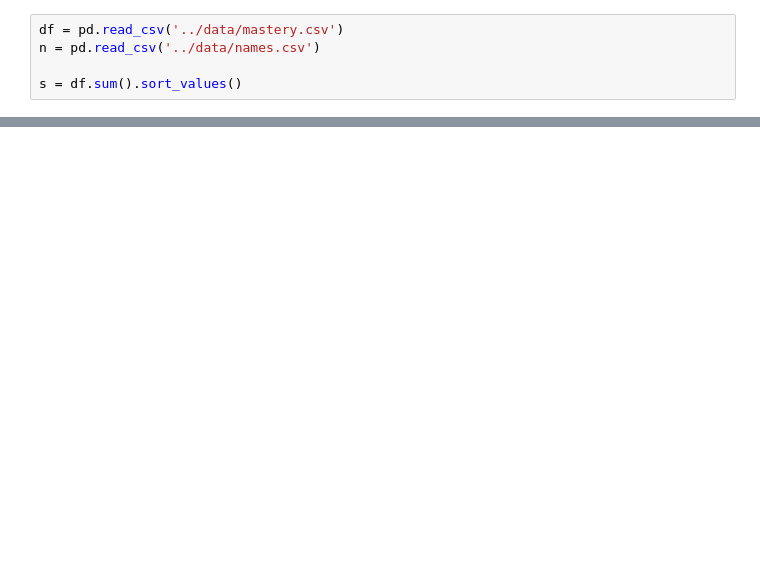
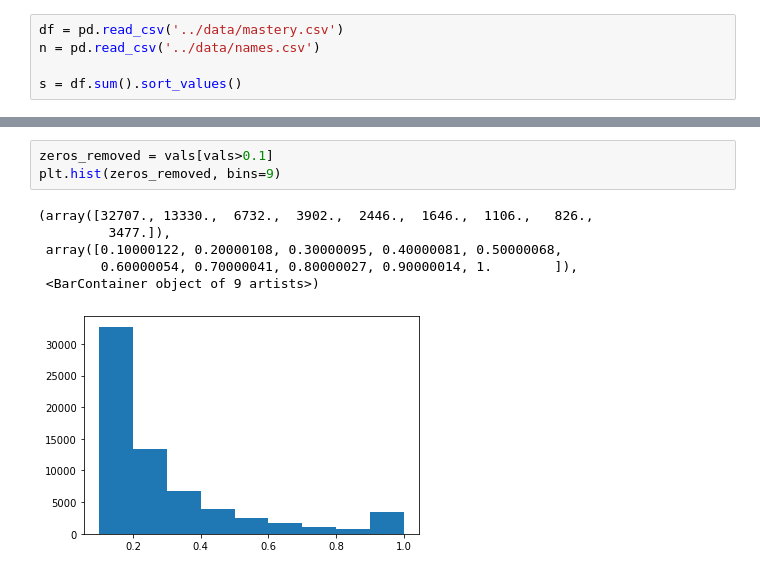
Before and after one commit to marcotan004/lol-champion-recommender, a Jupyter notebook: src/visualization.ipynb, the cells around one changed output, grey strips where cells are left out. Cells and saved outputs as stored; diff of their text form; blank space fills up the shorter version.

```diff
--- a/src/visualization.ipynb
+++ b/src/visualization.ipynb
@@ -10,3 +34,13 @@ s = df.sum().sort_values()
+# %%
+zeros_removed = vals[vals>0.1]
+plt.hist(zeros_removed, bins=9)
+# %% [output]
+(array([32707., 13330.,  6732.,  3902.,  2446.,  1646.,  1106.,   826.,
+         3477.]),
+ array([0.10000122, 0.20000108, 0.30000095, 0.40000081, 0.50000068,
+        0.60000054, 0.70000041, 0.80000027, 0.90000014, 1.        ]),
+ <BarContainer object of 9 artists>)
+[figure, added]
 # %%
 print('Sum of Mastery Scores - correlated with champion popularity')
 print(s)
```
Also changed, not shown: parts of 10 cells of this notebook, 29 other files.
